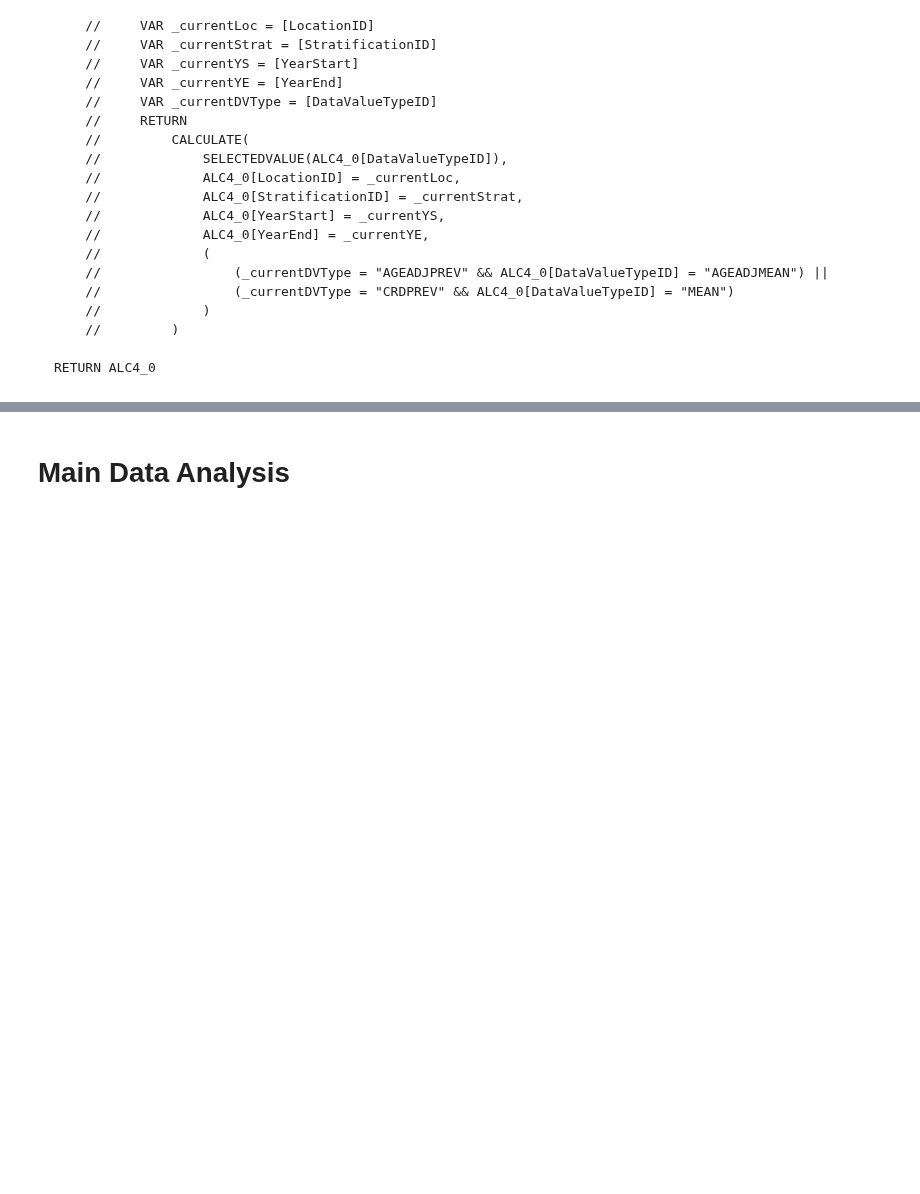
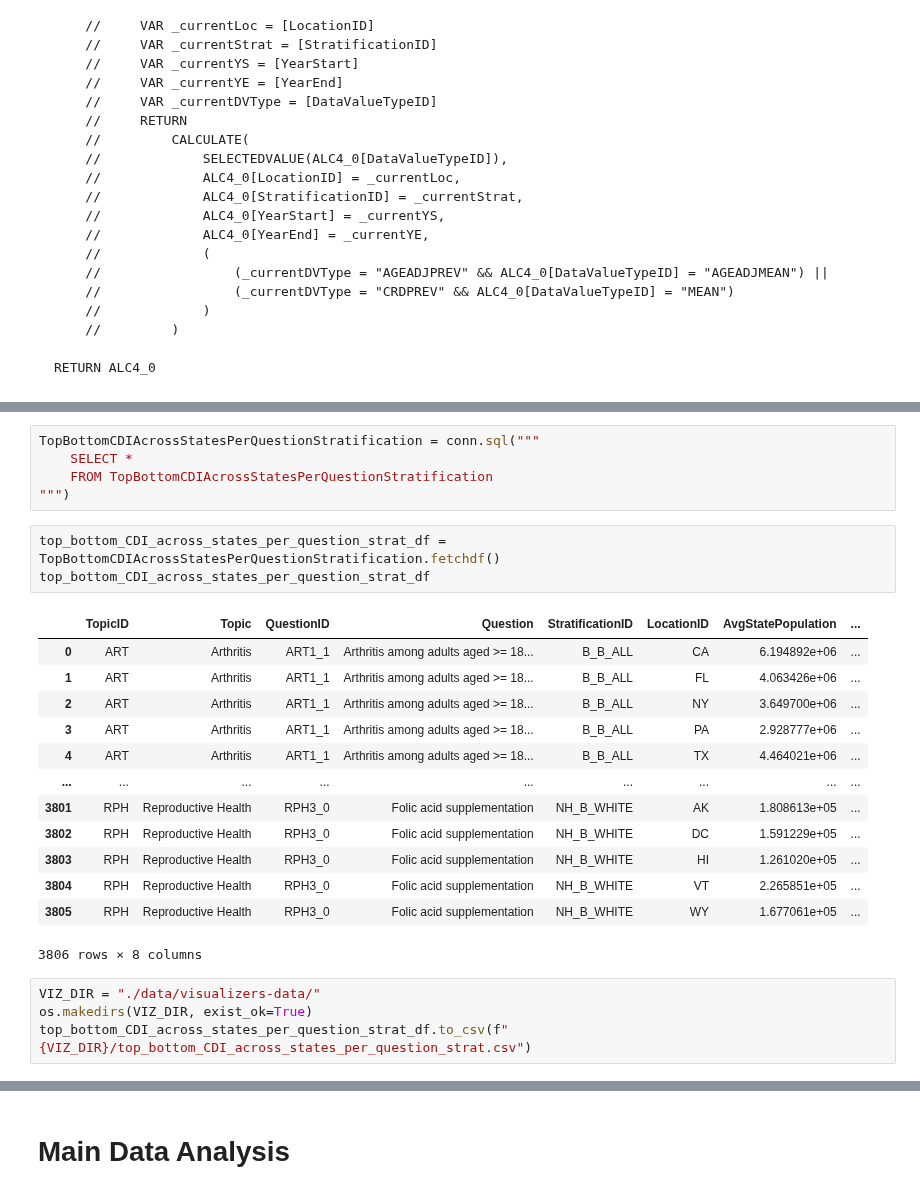
Before and after one commit to 08Aristodemus24/chronic-disease-analyses, a Jupyter notebook: chronic_disease_analyses.ipynb, the cells around one changed output, grey strips where cells are left out. Drawn from its saved outputs; the diff is of its cells as text; blank space fills up the shorter version.

```diff
--- a/chronic_disease_analyses.ipynb
+++ b/chronic_disease_analyses.ipynb
@@ -843 +742,27 @@ RETURN ALC4_0
+# %%
+TopBottomCDIAcrossStatesPerQuestionStratification = conn.sql("""
+    SELECT *
+    FROM TopBottomCDIAcrossStatesPerQuestionStratification
+""")
+# %%
+top_bottom_CDI_across_states_per_question_strat_df = TopBottomCDIAcrossStatesPerQuestionStratification.fetchdf()
+top_bottom_CDI_across_states_per_question_strat_df
+# %% [output]
+|  | TopicID | Topic | QuestionID | Question | StratificationID | LocationID | AvgStatePopulation | ... |
+| 0 | ART | Arthritis | ART1_1 | Arthritis among adults aged >= 18... | B_B_ALL | CA | 6.194892e+06 | ... |
+| 1 | ART | Arthritis | ART1_1 | Arthritis among adults aged >= 18... | B_B_ALL | FL | 4.063426e+06 | ... |
+| 2 | ART | Arthritis | ART1_1 | Arthritis among adults aged >= 18... | B_B_ALL | NY | 3.649700e+06 | ... |
+| 3 | ART | Arthritis | ART1_1 | Arthritis among adults aged >= 18... | B_B_ALL | PA | 2.928777e+06 | ... |
+| 4 | ART | Arthritis | ART1_1 | Arthritis among adults aged >= 18... | B_B_ALL | TX | 4.464021e+06 | ... |
+| ... | ... | ... | ... | ... | ... | ... | ... | ... |
+| 3801 | RPH | Reproductive Health | RPH3_0 | Folic acid supplementation | NH_B_WHITE | AK | 1.808613e+05 | ... |
+| 3802 | RPH | Reproductive Health | RPH3_0 | Folic acid supplementation | NH_B_WHITE | DC | 1.591229e+05 | ... |
+| 3803 | RPH | Reproductive Health | RPH3_0 | Folic acid supplementation | NH_B_WHITE | HI | 1.261020e+05 | ... |
+| 3804 | RPH | Reproductive Health | RPH3_0 | Folic acid supplementation | NH_B_WHITE | VT | 2.265851e+05 | ... |
+| 3805 | RPH | Reproductive Health | RPH3_0 | Folic acid supplementation | NH_B_WHITE | WY | 1.677061e+05 | ... |
+3806 rows × 8 columns
+# %%
+VIZ_DIR = "./data/visualizers-data/"
+os.makedirs(VIZ_DIR, exist_ok=True)
+top_bottom_CDI_across_states_per_question_strat_df.to_csv(f"{VIZ_DIR}/top_bottom_CDI_across_states_per_question_strat.csv")
 # %%
```
Also changed, not shown: parts of 28 cells of this notebook, 2 other files.
